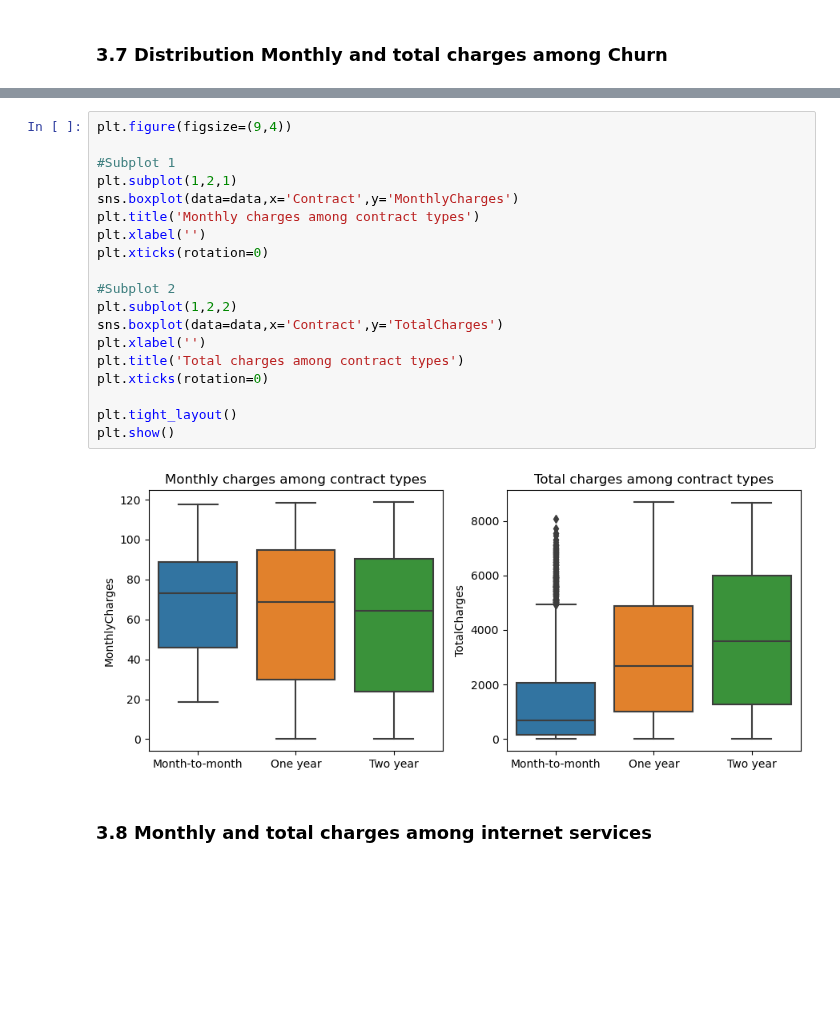
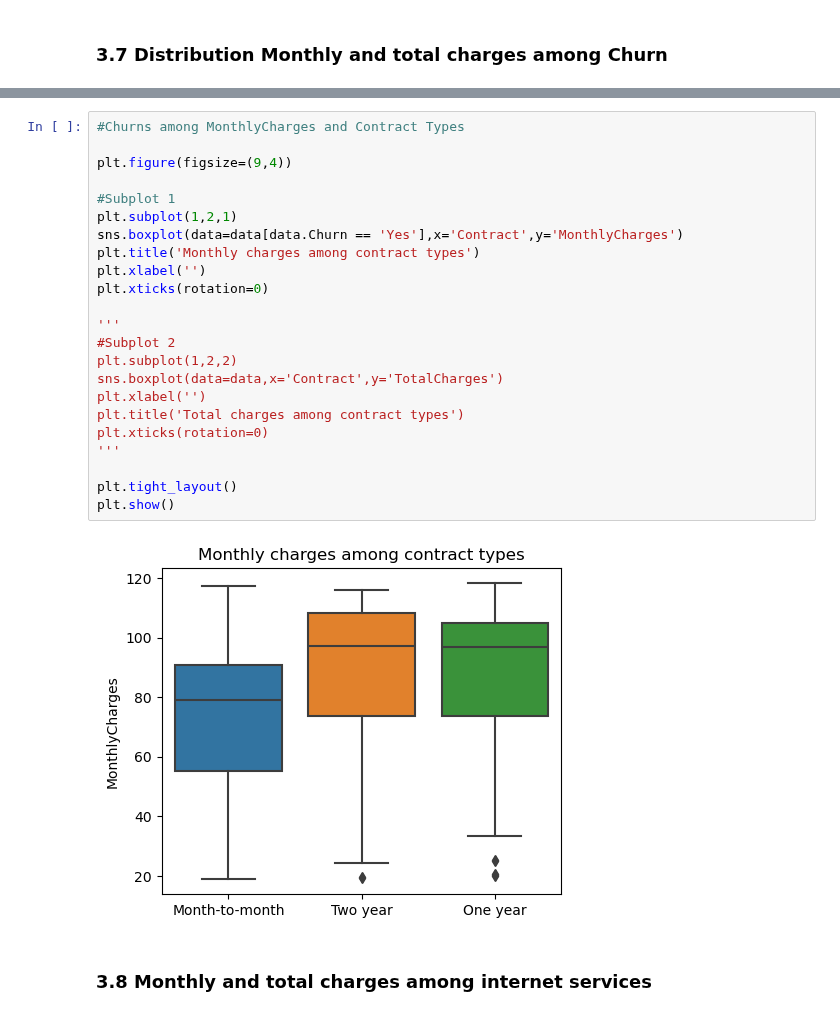
Before and after one commit to emsif84/churn_prediction, a Jupyter notebook: exploratory_data_analysis.ipynb, the cells around one changed output, grey strips where cells are left out. Saved outputs shown, nothing was run; the diff lists cells and outputs as text; blank space fills up the shorter version.

```diff
--- a/exploratory_data_analysis.ipynb
+++ b/exploratory_data_analysis.ipynb
@@ -336,24 +338,28 @@ data.groupby('Churn')['TotalCharges'].describe().round(2)
 # %%
+#Churns among MonthlyCharges and Contract Types
+
 plt.figure(figsize=(9,4))
 
 #Subplot 1
 plt.subplot(1,2,1)
-sns.boxplot(data=data,x='Contract',y='MonthlyCharges')
+sns.boxplot(data=data[data.Churn == 'Yes'],x='Contract',y='MonthlyCharges')
 plt.title('Monthly charges among contract types')
 plt.xlabel('')
 plt.xticks(rotation=0)
 
+'''
 #Subplot 2
 plt.subplot(1,2,2)
 sns.boxplot(data=data,x='Contract',y='TotalCharges')
 plt.xlabel('')
 plt.title('Total charges among contract types')
 plt.xticks(rotation=0)
+'''
 
 plt.tight_layout()
 plt.show()
 # %% [output]
-[figure, old version]
+[figure, new version]
 # %% [markdown]
 ### 3.8 Monthly and total charges among internet services
 # %%
```
Also changed, not shown: parts of 16 cells of this notebook.
